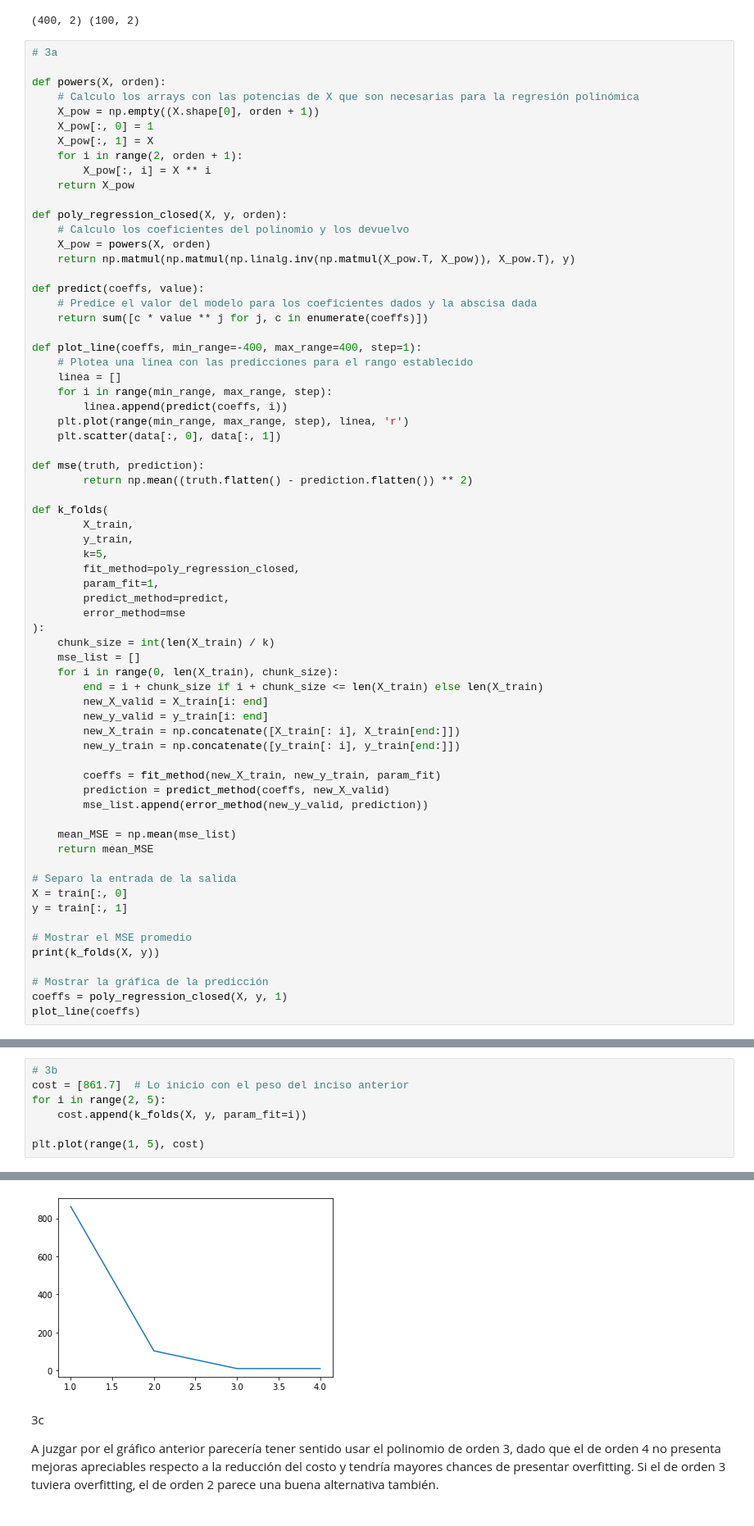
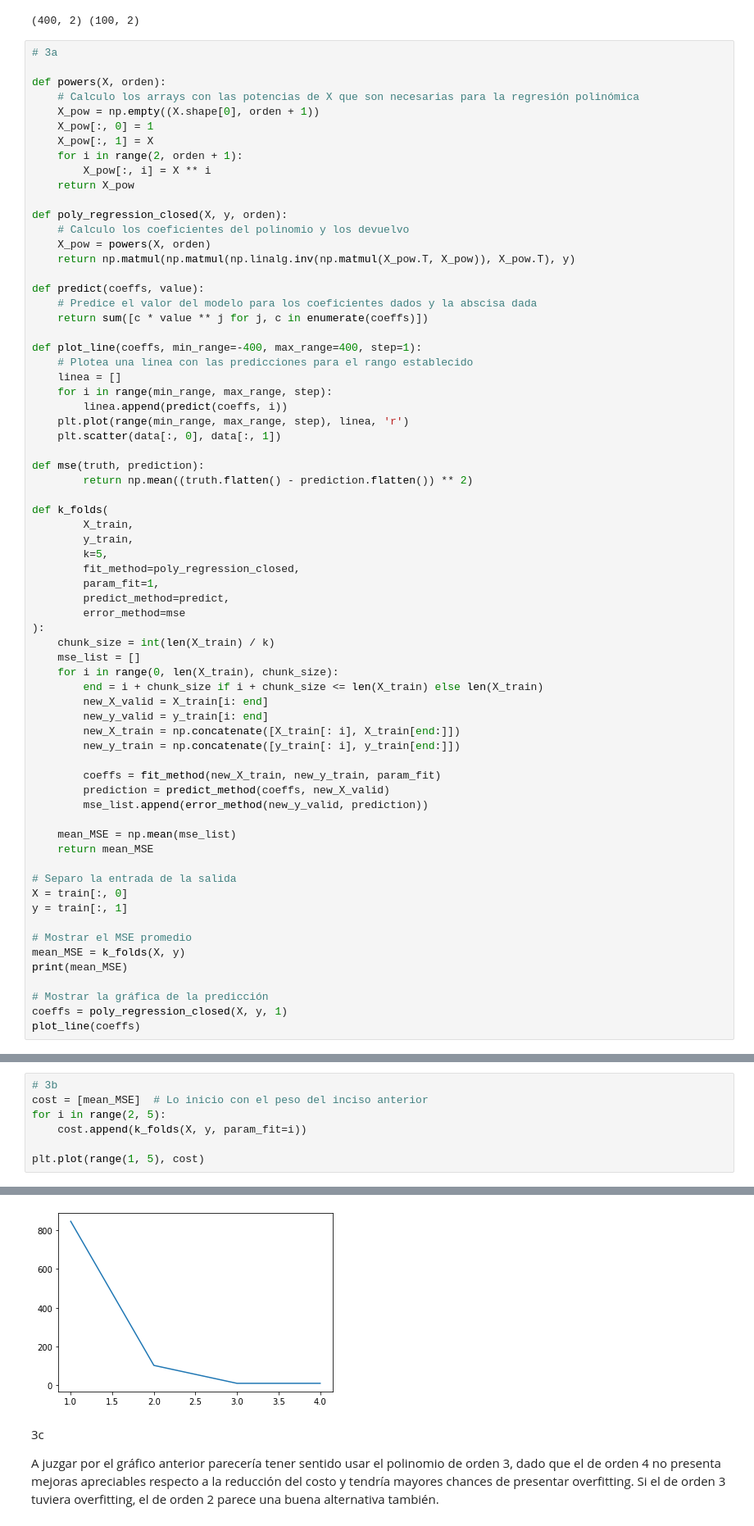
Before and after one commit to rodolfopaganini/examen_introIA, a Jupyter notebook: examen_ia.ipynb, the cells around one changed output, grey strips where cells are left out. Shown at 82% size. Drawn from its saved outputs; the diff is of its cells as text.

```diff
--- a/examen_ia.ipynb
+++ b/examen_ia.ipynb
@@ -113,7 +113,8 @@ X = train[:, 0]
 y = train[:, 1]
 
 # Mostrar el MSE promedio
-print(k_folds(X, y))
+mean_MSE = k_folds(X, y)
+print(mean_MSE)
 
 # Mostrar la gráfica de la predicción
 coeffs = poly_regression_closed(X, y, 1)
@@ -123,14 +124,14 @@ plot_line(coeffs)
 [figure]
 # %%
 # 3b
-cost = [861.7]  # Lo inicio con el peso del inciso anterior
+cost = [mean_MSE]  # Lo inicio con el peso del inciso anterior
 for i in range(2, 5):
     cost.append(k_folds(X, y, param_fit=i))
 
 plt.plot(range(1, 5), cost)
 # %% [output]
 [<matplotlib.lines.Line2D at 0x...>]
-[figure, old version]
+[figure, new version]
 # %% [markdown]
 3c
 
```
Also changed, not shown: parts of 13 cells of this notebook.
